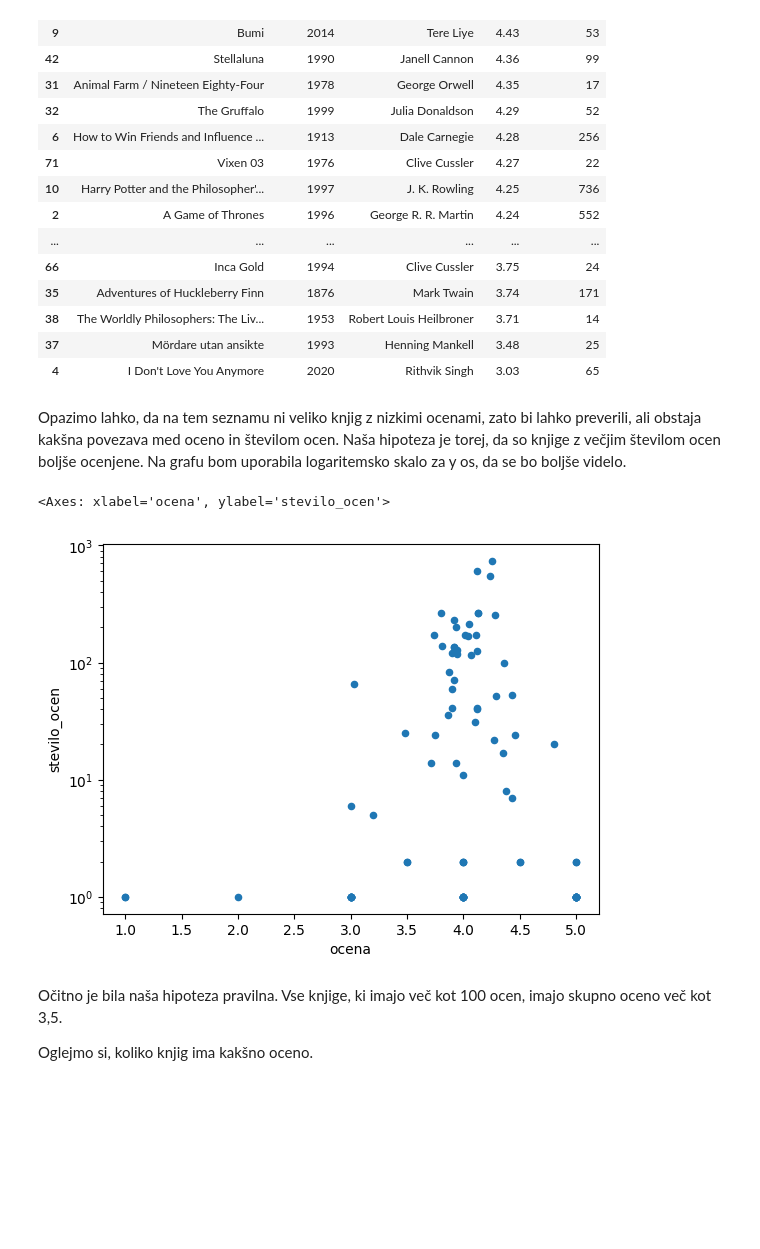
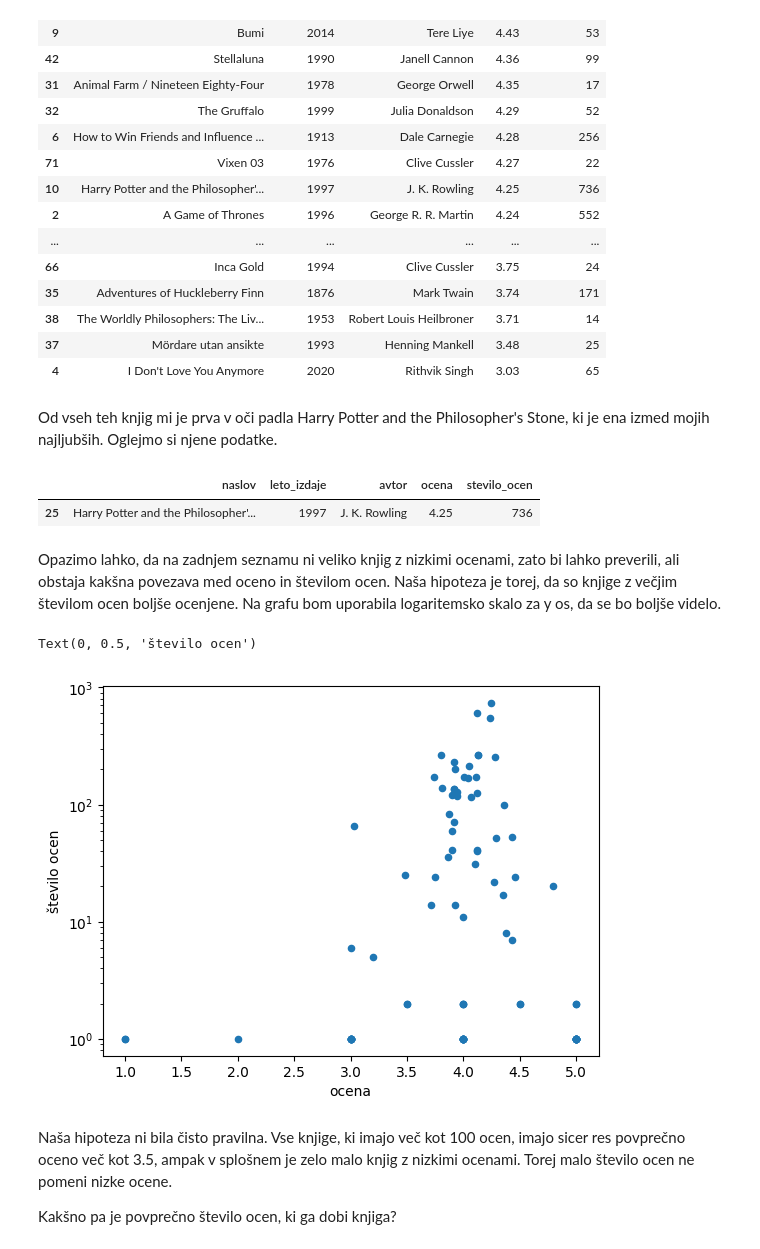
Before and after one commit to anjacegnar/projektna_uvp, a Jupyter notebook: analiza_podatkov.ipynb, the cells around one changed output. Cells and saved outputs as stored; diff of their text form; code cells hidden in the pictures; blank space fills up the shorter version.

```diff
--- a/analiza_podatkov.ipynb
+++ b/analiza_podatkov.ipynb
@@ -27,7 +28,8 @@ knjige
 # %% [markdown]
 Bolj zanimivo bi si jih bilo ogledati razvrščene po oceni.
 # %%
-knjige.sort_values('ocena', ascending=False)
+knjige_po_oceni = knjige.sort_values("ocena", ascending=False)
+knjige_po_oceni
 # %% [output]
 |  | naslov | leto_izdaje | avtor | ocena | stevilo_ocen |
 | 20 | God's good man: a simple love-story | 1894 | Marie Corelli | 5.0 | 1 |
@@ -64,14 +66,24 @@ knjige[knjige.stevilo_ocen >= 10].sort_values('ocena', ascending=False)
 | 38 | The Worldly Philosophers: The Liv... | 1953 | Robert Louis Heilbroner | 3.71 | 14 |
 | 37 | Mördare utan ansikte | 1993 | Henning Mankell | 3.48 | 25 |
 | 4 | I Don't Love You Anymore | 2020 | Rithvik Singh | 3.03 | 65 |
+# %% [markdown]
+Od vseh teh knjig mi je prva v oči padla Harry Potter and the Philosopher's Stone, ki je ena izmed mojih najljubših. Oglejmo si njene podatke.
+# %%
+knjigice = knjige_po_oceni.reset_index(drop=True)
+harry = knjigice.loc[knjigice["naslov"] == "Harry Potter and the Philosopher's Stone"]
+harry
+# %% [output]
+|  | naslov | leto_izdaje | avtor | ocena | stevilo_ocen |
+| 25 | Harry Potter and the Philosopher'... | 1997 | J. K. Rowling | 4.25 | 736 |
 # %% [markdown]
-Opazimo lahko, da na tem seznamu ni veliko knjig z nizkimi ocenami, zato bi lahko preverili, ali obstaja kakšna povezava med oceno in številom ocen. Naša hipoteza je torej, da so knjige z večjim številom ocen boljše ocenjene. Na grafu bom uporabila logaritemsko skalo za y os, da se bo boljše videlo.
+Opazimo lahko, da na zadnjem seznamu ni veliko knjig z nizkimi ocenami, zato bi lahko preverili, ali obstaja kakšna povezava med oceno in številom ocen. Naša hipoteza je torej, da so knjige z večjim številom ocen boljše ocenjene. Na grafu bom uporabila logaritemsko skalo za y os, da se bo boljše videlo.
 # %%
 knjige.plot.scatter("ocena", "stevilo_ocen", logy=True)
+plt.ylabel("število ocen")
 # %% [output]
-<Axes: xlabel='ocena', ylabel='stevilo_ocen'>
+Text(0, 0.5, 'število ocen')
 [figure]
-# %% [markdown]
-Očitno je bila naša hipoteza pravilna. Vse knjige, ki imajo več kot 100 ocen, imajo skupno oceno več kot 3,5.
-
-Oglejmo si, koliko knjig ima kakšno oceno.
+# %% [markdown]
+Naša hipoteza ni bila čisto pravilna. Vse knjige, ki imajo več kot 100 ocen, imajo sicer res povprečno oceno več kot 3.5, ampak v splošnem je zelo malo knjig z nizkimi ocenami. Torej malo število ocen ne pomeni nizke ocene.
+
+Kakšno pa je povprečno število ocen, ki ga dobi knjiga?
```
Also changed, not shown: parts of 11 cells of this notebook.
